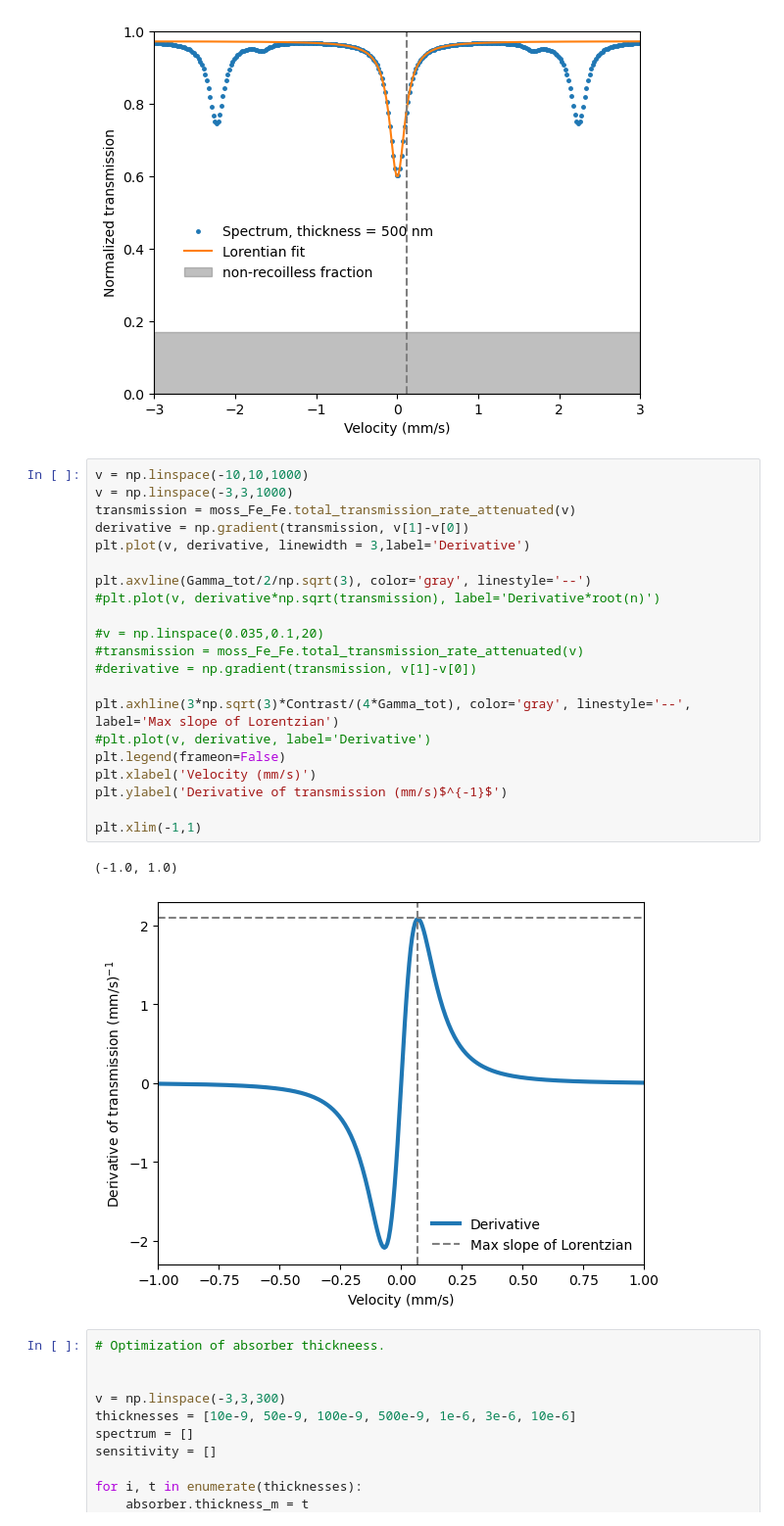
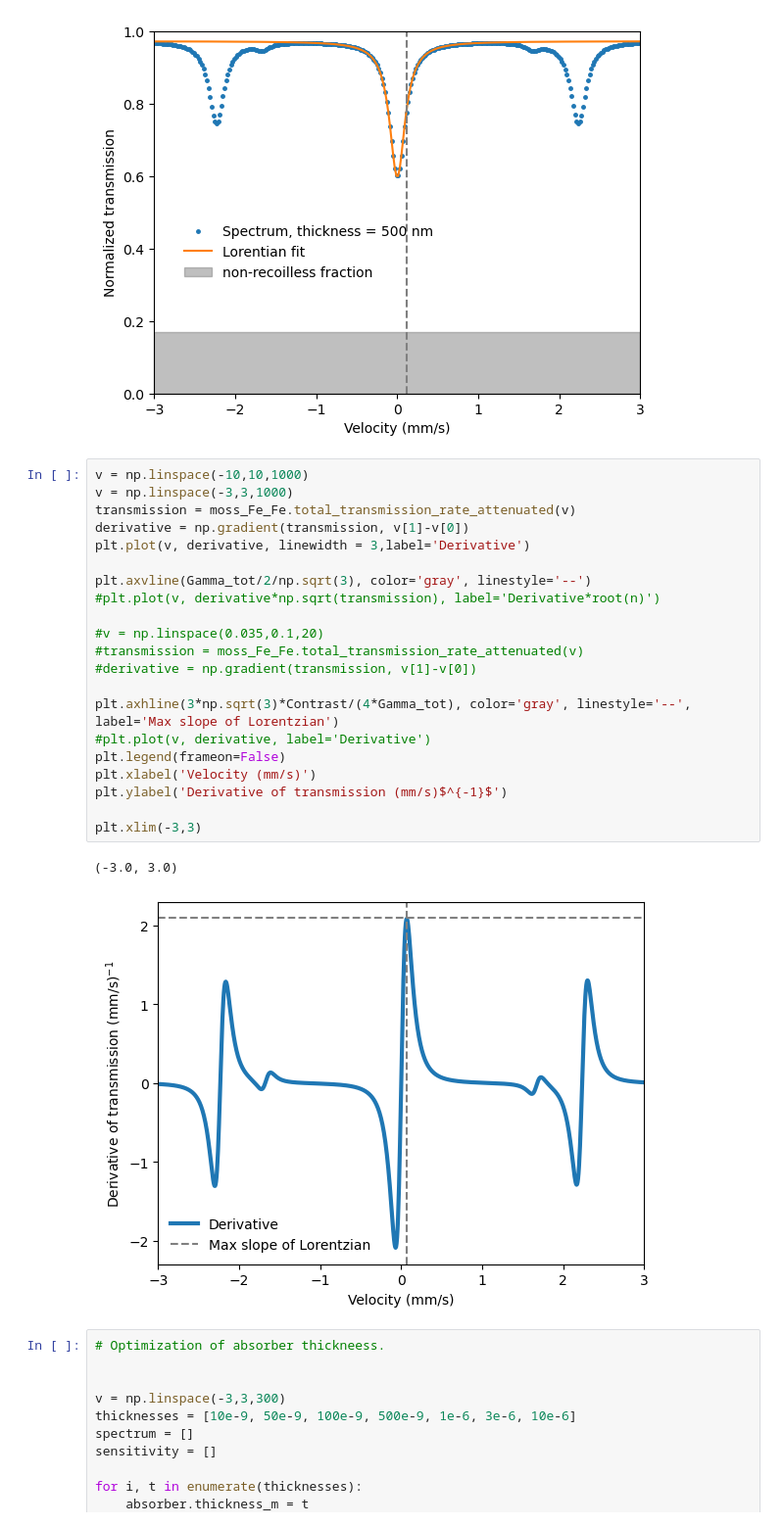
Before and after one commit to StanfordMossbauer/mossbauer_analysis, a Jupyter notebook: examples/Fe_thickness_sensitivity_scan.ipynb, the cells around one changed output. Shown at 98% size. Drawn from its saved outputs; the diff is of its cells as text.

```diff
--- a/examples/Fe_thickness_sensitivity_scan.ipynb
+++ b/examples/Fe_thickness_sensitivity_scan.ipynb
@@ -93,27 +93,27 @@ Text(0, 0.5, 'Normalized transmission')
 # %%
 v = np.linspace(-10,10,1000)
 v = np.linspace(-3,3,1000)
 transmission = moss_Fe_Fe.total_transmission_rate_attenuated(v)
 derivative = np.gradient(transmission, v[1]-v[0])
 plt.plot(v, derivative, linewidth = 3,label='Derivative')
 
 plt.axvline(Gamma_tot/2/np.sqrt(3), color='gray', linestyle='--')
 #plt.plot(v, derivative*np.sqrt(transmission), label='Derivative*root(n)')
 
 #v = np.linspace(0.035,0.1,20)
 #transmission = moss_Fe_Fe.total_transmission_rate_attenuated(v)
 #derivative = np.gradient(transmission, v[1]-v[0])
 
 plt.axhline(3*np.sqrt(3)*Contrast/(4*Gamma_tot), color='gray', linestyle='--', label='Max slope of Lorentzian')
 #plt.plot(v, derivative, label='Derivative')
 plt.legend(frameon=False)
 plt.xlabel('Velocity (mm/s)')
 plt.ylabel('Derivative of transmission (mm/s)$^{-1}$')
 
-plt.xlim(-1,1)
+plt.xlim(-3,3)
 # %% [output]
-(-1.0, 1.0)
+(-3.0, 3.0)
-[figure, old version]
+[figure, new version]
 # %%
 # Optimization of absorber thickneess.
 
```
Also changed, not shown: parts of 1 cell of this notebook.
